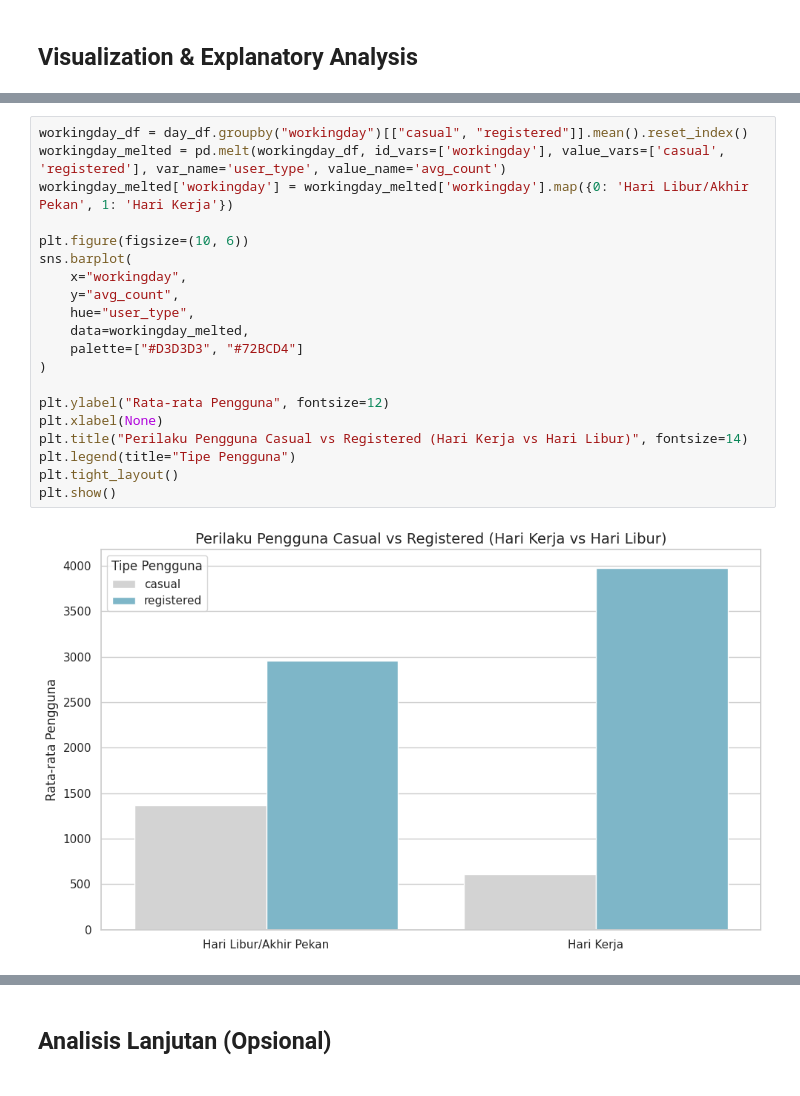
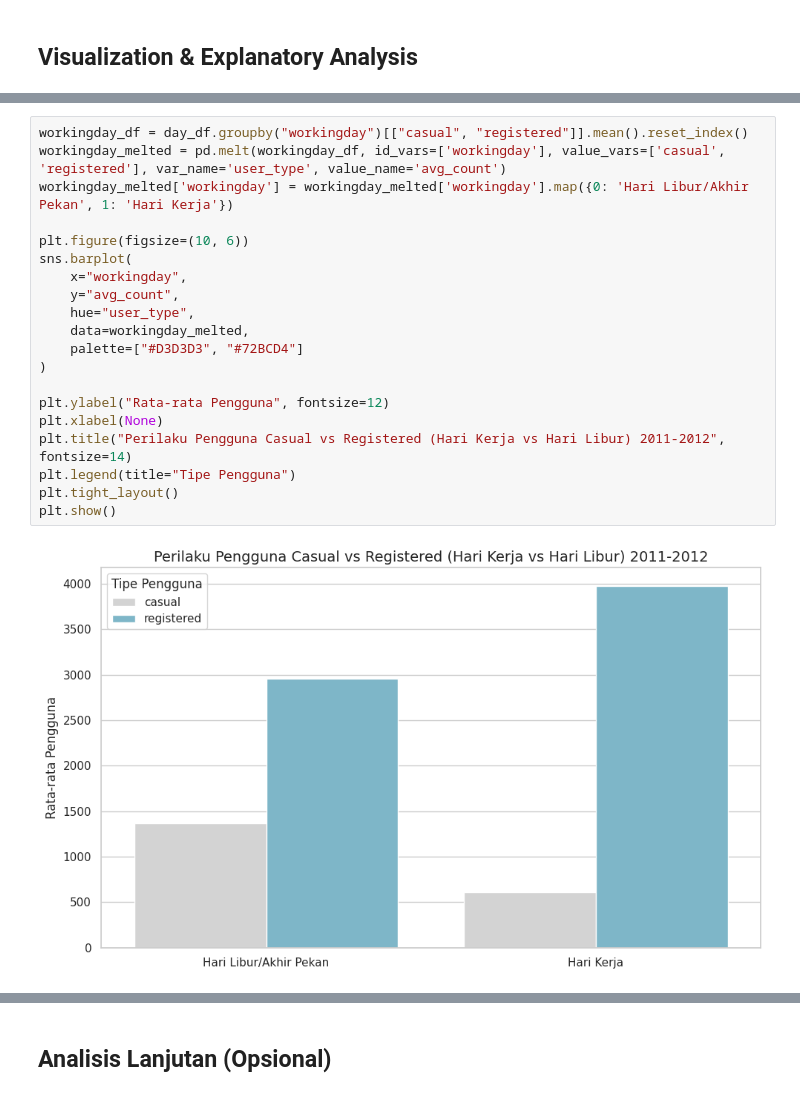
Before and after one commit to aryskurniawan/bike-sharing-dashboard, a Jupyter notebook: submission/notebook.ipynb, the cells around one changed output, grey strips where cells are left out. Cells and saved outputs as stored; diff of their text form.

```diff
--- a/submission/notebook.ipynb
+++ b/submission/notebook.ipynb
@@ -267,22 +285,22 @@ plt.show()
 # %%
 workingday_df = day_df.groupby("workingday")[["casual", "registered"]].mean().reset_index()
 workingday_melted = pd.melt(workingday_df, id_vars=['workingday'], value_vars=['casual', 'registered'], var_name='user_type', value_name='avg_count')
 workingday_melted['workingday'] = workingday_melted['workingday'].map({0: 'Hari Libur/Akhir Pekan', 1: 'Hari Kerja'})
 
 plt.figure(figsize=(10, 6))
 sns.barplot(
     x="workingday",
     y="avg_count",
     hue="user_type",
     data=workingday_melted,
     palette=["#D3D3D3", "#72BCD4"]
 )
 
 plt.ylabel("Rata-rata Pengguna", fontsize=12)
 plt.xlabel(None)
-plt.title("Perilaku Pengguna Casual vs Registered (Hari Kerja vs Hari Libur)", fontsize=14)
+plt.title("Perilaku Pengguna Casual vs Registered (Hari Kerja vs Hari Libur) 2011-2012", fontsize=14)
 plt.legend(title="Tipe Pengguna")
 plt.tight_layout()
 plt.show()
 # %% [output]
-[figure, old version]
+[figure, new version]
```
Also changed, not shown: parts of 23 cells of this notebook.
